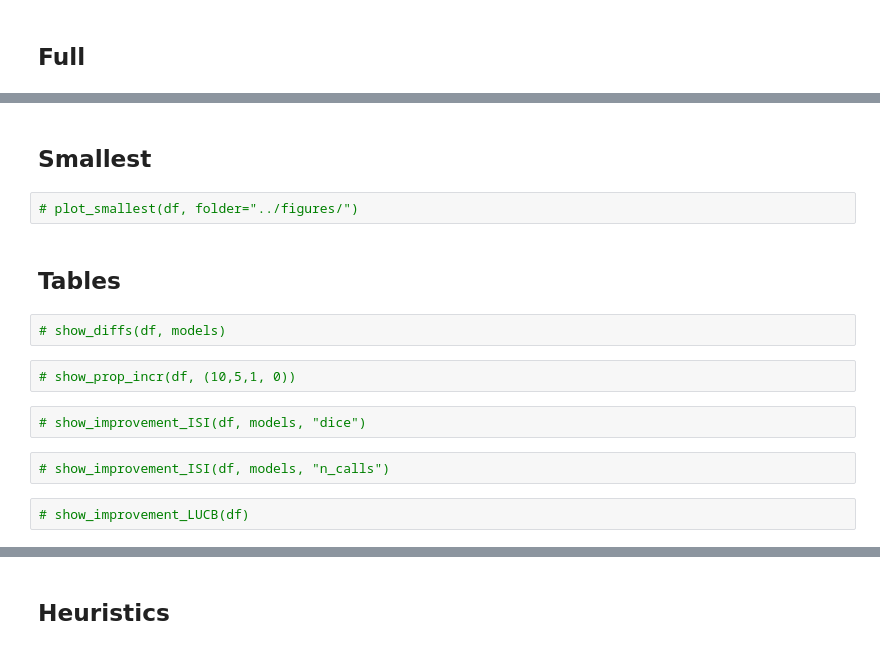
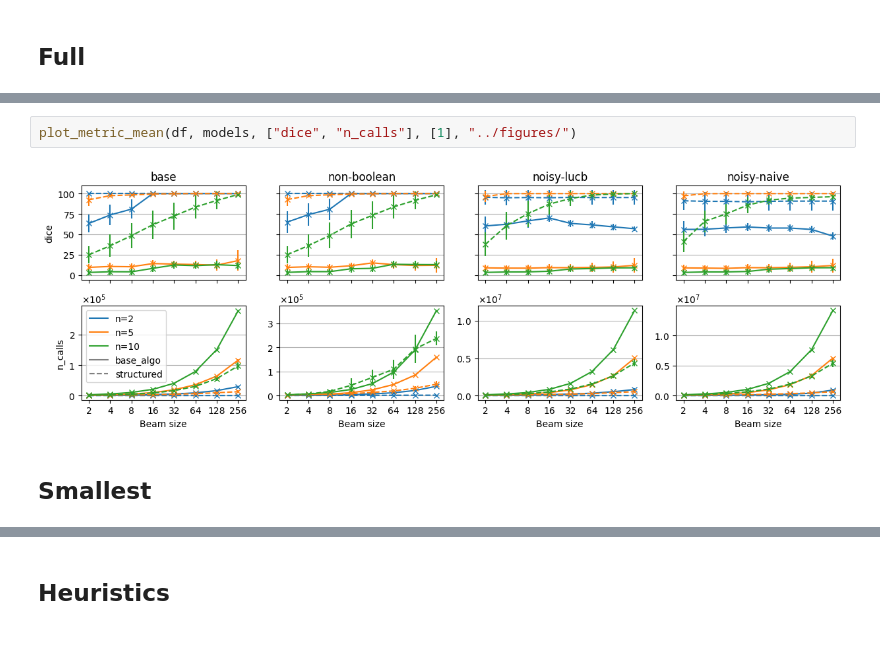
Before and after one commit to SamuelReyd/SearchingForCauses, a Jupyter notebook: src/Experiments.ipynb, the cells around one changed output, grey strips where cells are left out. Cells and saved outputs as stored; diff of their text form.

```diff
--- a/src/Experiments.ipynb
+++ b/src/Experiments.ipynb
@@ -560,16 +155,6 @@ def plot_times_structured(df):
+# %%
+plot_metric_mean(df, models, ["dice", "n_calls"], [1], "../figures/")
+# %% [output]
+[figure, added]
 # %% [markdown]
 ## Smallest
-# %%
-# plot_smallest(df, folder="../figures/")
-# %% [markdown]
-## Tables
-# %%
-# show_diffs(df, models)
-# %%
-# show_prop_incr(df, (10,5,1, 0))
-# %%
-# show_improvement_ISI(df, models, "dice")
-# %%
-# show_improvement_ISI(df, models, "n_calls")
-# %%
-# show_improvement_LUCB(df)
```
Also changed, not shown: parts of 42 cells of this notebook, 4 other files.
